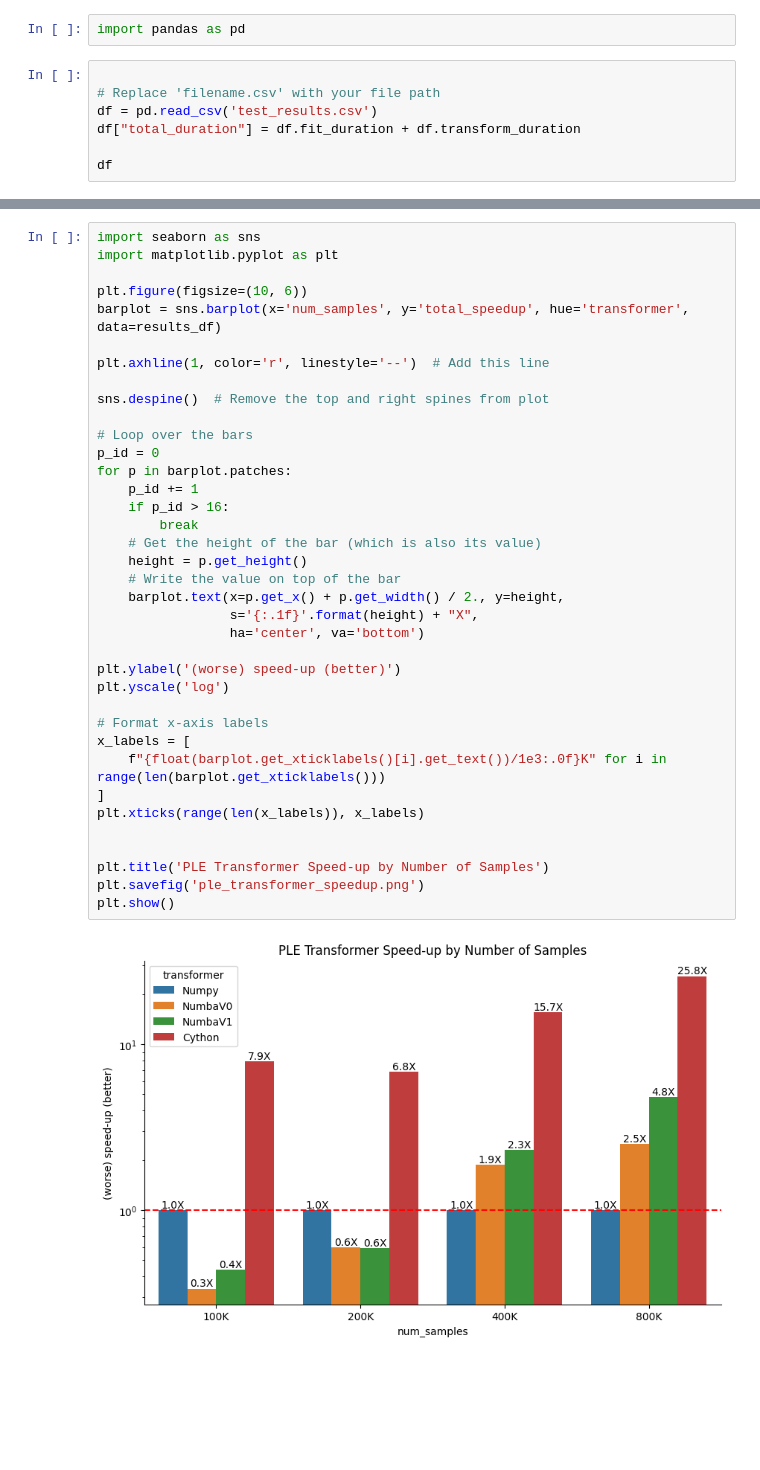
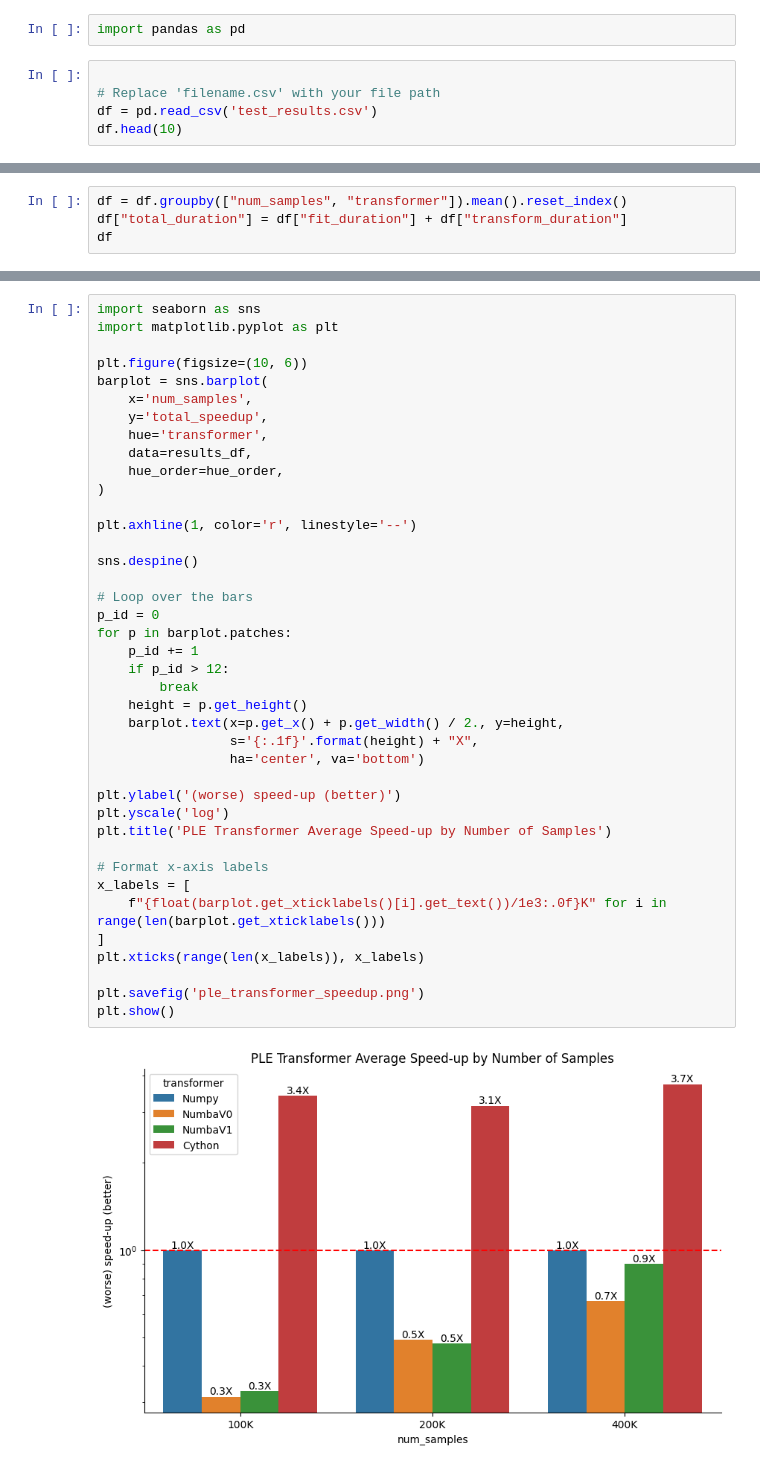
Before and after one commit to jimthompson5802/fast-python, a Jupyter notebook: ple/analyze_ple_test_scenarios.ipynb, the cells around one changed output, grey strips where cells are left out. Drawn from its saved outputs; the diff is of its cells as text; blank space fills up the shorter version.

```diff
--- a/ple/analyze_ple_test_scenarios.ipynb
+++ b/ple/analyze_ple_test_scenarios.ipynb
@@ -4,7 +4,5 @@ import pandas as pd
 
 # Replace 'filename.csv' with your file path
 df = pd.read_csv('test_results.csv')
-df["total_duration"] = df.fit_duration + df.transform_duration
-
-df
+df.head(10)
 # %% [output]
@@ -27,0 +41,4 @@ df
+# %%
+df = df.groupby(["num_samples", "transformer"]).mean().reset_index()
+df["total_duration"] = df["fit_duration"] + df["transform_duration"]
+df
@@ -131,39 +133,42 @@ This patch is part of the bar plot.
 # %%
 import seaborn as sns
 import matplotlib.pyplot as plt
 
 plt.figure(figsize=(10, 6))
-barplot = sns.barplot(x='num_samples', y='total_speedup', hue='transformer', data=results_df)
+barplot = sns.barplot(
+    x='num_samples',
+    y='total_speedup',
+    hue='transformer',
+    data=results_df,
+    hue_order=hue_order,
+)
 
-plt.axhline(1, color='r', linestyle='--')  # Add this line
+plt.axhline(1, color='r', linestyle='--')
 
-sns.despine()  # Remove the top and right spines from plot
+sns.despine()
 
 # Loop over the bars
 p_id = 0
 for p in barplot.patches:
     p_id += 1
-    if p_id > 16:
+    if p_id > 12:
         break
-    # Get the height of the bar (which is also its value)
     height = p.get_height()
-    # Write the value on top of the bar
     barplot.text(x=p.get_x() + p.get_width() / 2., y=height,
                  s='{:.1f}'.format(height) + "X",
                  ha='center', va='bottom')
 
 plt.ylabel('(worse) speed-up (better)')
 plt.yscale('log')
+plt.title('PLE Transformer Average Speed-up by Number of Samples')
 
 # Format x-axis labels
 x_labels = [
     f"{float(barplot.get_xticklabels()[i].get_text())/1e3:.0f}K" for i in range(len(barplot.get_xticklabels()))
 ]
 plt.xticks(range(len(x_labels)), x_labels)
 
-
-plt.title('PLE Transformer Speed-up by Number of Samples')
 plt.savefig('ple_transformer_speedup.png')
 plt.show()
 # %% [output]
-[figure, old version]
+[figure, new version]
```
Also changed, not shown: parts of 6 cells of this notebook.
